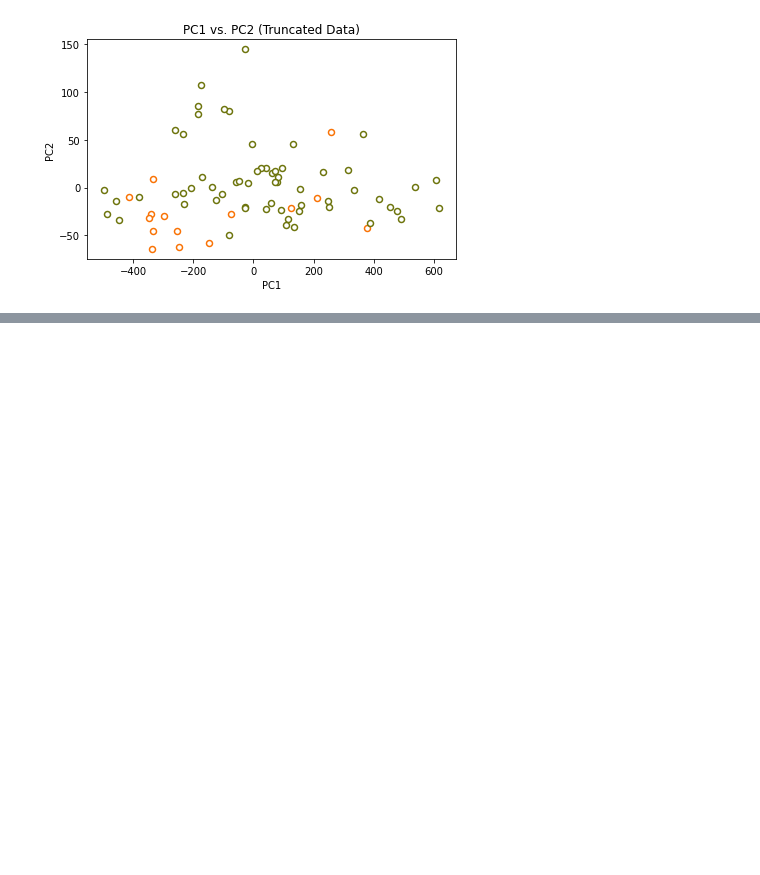
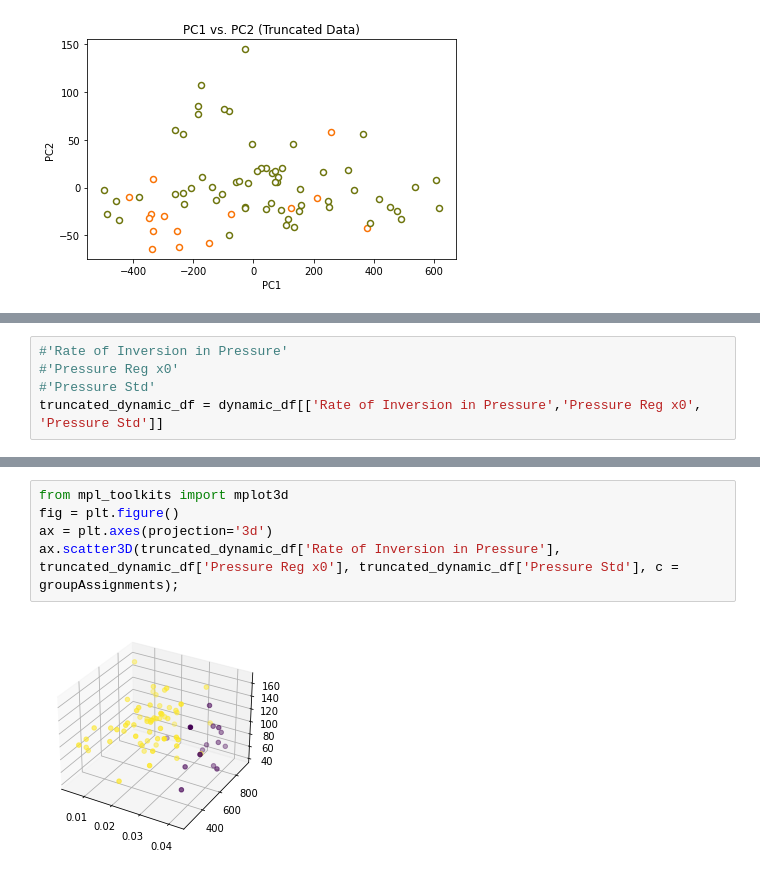
Before and after one commit to jaychandra3/NDD_Analysis, a Jupyter notebook: feature_dataviz.ipynb, the cells around one changed output, grey strips where cells are left out. Cells and saved outputs as stored; diff of their text form; blank space fills up the shorter version.

```diff
--- a/feature_dataviz.ipynb
+++ b/feature_dataviz.ipynb
@@ -225,0 +295,5 @@ plt.tight_layout()
+# %%
+#'Rate of Inversion in Pressure'
+#'Pressure Reg x0'
+#'Pressure Std'
+truncated_dynamic_df = dynamic_df[['Rate of Inversion in Pressure','Pressure Reg x0', 'Pressure Std']]
@@ -226,3 +315,11 @@ plt.tight_layout()
+# %%
+from mpl_toolkits import mplot3d
+fig = plt.figure()
+ax = plt.axes(projection='3d')
+ax.scatter3D(truncated_dynamic_df['Rate of Inversion in Pressure'],
+truncated_dynamic_df['Pressure Reg x0'], truncated_dynamic_df['Pressure Std'], c = groupAssignments);
+# %% [output]
+[figure, added]
 # %% [markdown]
 <a style='text-decoration:none;line-height:16px;display:flex;color:#5B5B62;padding:10px;justify-content:end;' href='https://deepnote.com?utm_source=created-in-deepnote-cell&projectId=54ea7590-1f30-42ee-b9c1-c929b94e3f2f' target="_blank">
 <img alt='Created in deepnote.com' style='display:inline;max-height:16px;margin:0px;margin-right:7.5px;' src='embedded-picture-1' > </img>
```
Also changed, not shown: parts of 8 cells of this notebook, 9 other files.
